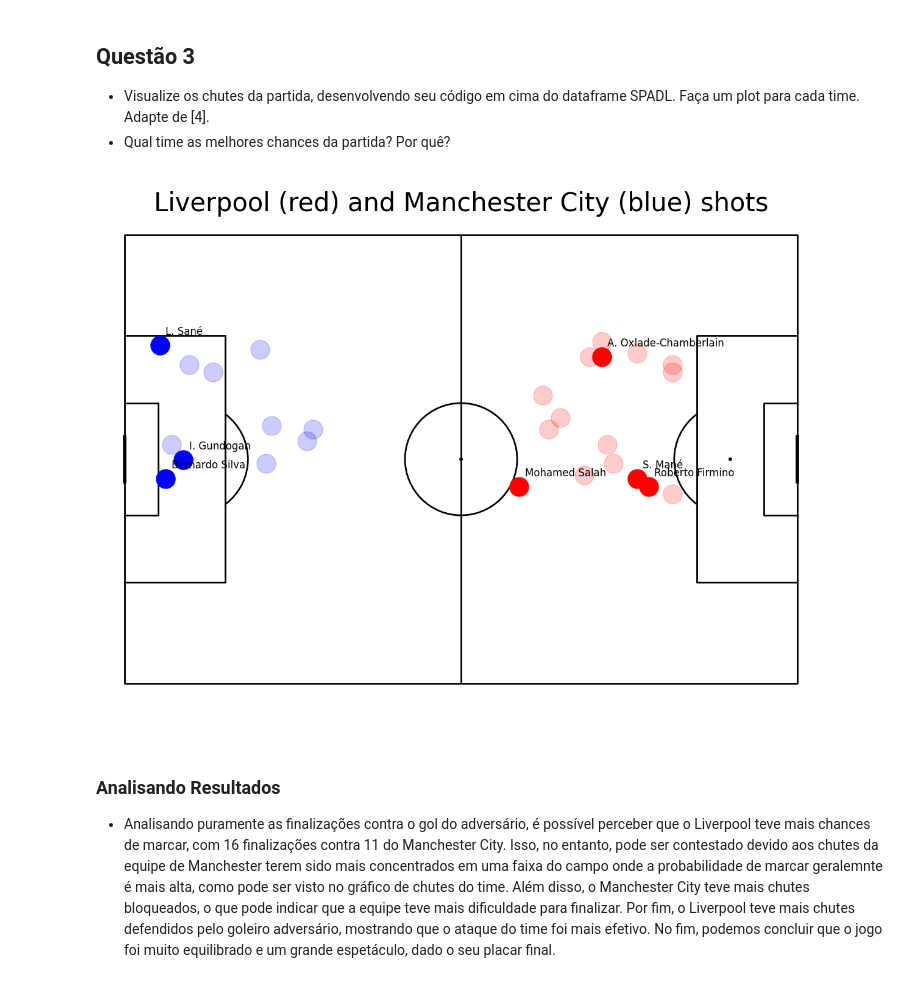
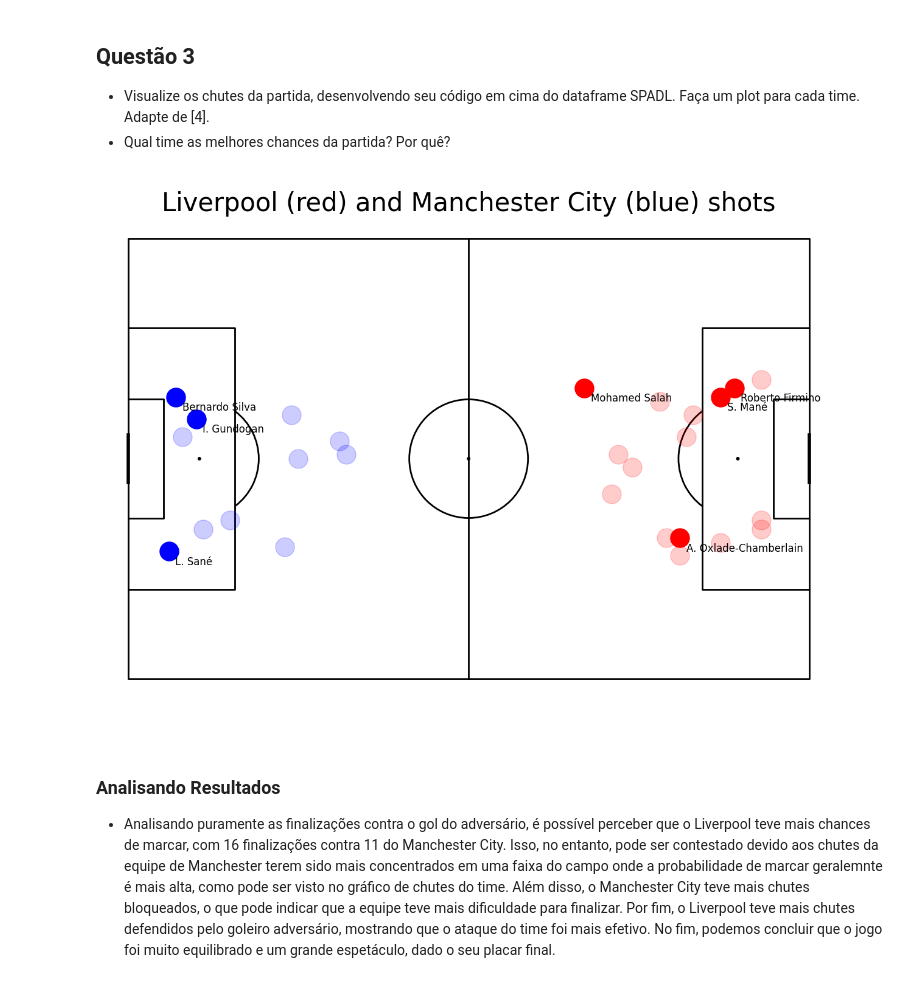
Before and after one commit to paduathiago/Data-Science-Applied-to-Soccer, a Jupyter notebook: Activities/ativ_3.ipynb, the cells around one changed output. Saved outputs shown, nothing was run; the diff lists cells and outputs as text; code cells hidden in the pictures.

```diff
--- a/Activities/ativ_3.ipynb
+++ b/Activities/ativ_3.ipynb
@@ -152,7 +180,7 @@ matplotsoccer.actions(
 # %%
 def plot_shots(df: pd.DataFrame, team1: int, team2: int):
    #create pitch
-   pitch = Pitch(line_color='black', pitch_length=105, pitch_width=75)
+   pitch = Pitch(line_color='black', pitch_type='custom', pitch_length=105, pitch_width=68)
    fig, ax = pitch.grid(grid_height=0.9, title_height=0.06, axis=False,
                         endnote_height=0.04, title_space=0, endnote_space=0)
    #query
@@ -161,34 +189,34 @@ def plot_shots(df: pd.DataFrame, team1: int, team2: int):
    df_liverpool = mask_liverpool.loc[:, ['start_x', 'start_y', 'result', 'type', 'player_id']]
 
    #plot them - if shot ended with Goal - alpha 1 and add name
 
    for _, row in df_liverpool.iterrows():
       if row["type"] == "shot" and row["result"] == "success":
       #make circle
          pitch.scatter(row.start_x, row.start_y, alpha = 1, s = 500, color = "red", ax=ax['pitch'])
          pitch.annotate(players.loc[players['wyId'] == row['player_id'], 'shortName'].values[0],
                         (row.start_x + 1, row.start_y - 2), ax=ax['pitch'], fontsize = 12)
       else:
          pitch.scatter(row.start_x, row.start_y, alpha = 0.2, s = 500, color = "red", ax=ax['pitch'])
 
    mask_city = df.loc[(df['type'] == 'shot') & (df['team_id'] == team2)]
    df_city = mask_city.loc[:, ['start_x', 'start_y', 'result', 'type', 'player_id']]
 
    #for City we need to revert coordinates
    for i, row in df_city.iterrows():
       if row["type"] == "shot" and row["result"] == "success":
          pitch.scatter(row.start_x, row.start_y, alpha = 1, s = 500, color = "blue", ax=ax['pitch'])
          pitch.annotate(players.loc[players['wyId'] == row['player_id'], 'shortName'].values[0],
                         (row.start_x + 1, row.start_y - 2), ax=ax['pitch'], fontsize = 12)
       else:
          pitch.scatter(row.start_x, row.start_y, alpha = 0.2, s = 500, color = "blue", ax=ax['pitch'])
 
    fig.suptitle("Liverpool (red) and Manchester City (blue) shots", fontsize = 30)
    plt.show()
 
 plot_shots(final_match_events, 1612, 1625)
 # %% [output]
-[figure, old version]
+[figure, new version]
 # %% [markdown]
 ### Analisando Resultados
 - Analisando puramente as finalizações contra o gol do adversário, é possível perceber que o Liverpool teve mais chances de marcar, com 16 finalizações contra 11 do Manchester City. Isso, no entanto, pode ser contestado devido aos chutes da equipe de Manchester terem sido mais concentrados em uma faixa do campo onde a probabilidade de marcar geralemnte é mais alta, como pode ser visto no gráfico de chutes do time. Além disso, o Manchester City teve mais chutes bloqueados, o que pode indicar que a equipe teve mais dificuldade para finalizar. Por fim, o Liverpool teve mais chutes defendidos pelo goleiro adversário, mostrando que o ataque do time foi mais efetivo. No fim, podemos concluir que o jogo foi muito equilibrado e um grande espetáculo, dado o seu placar final.
```
Also changed, not shown: parts of 4 cells of this notebook.
